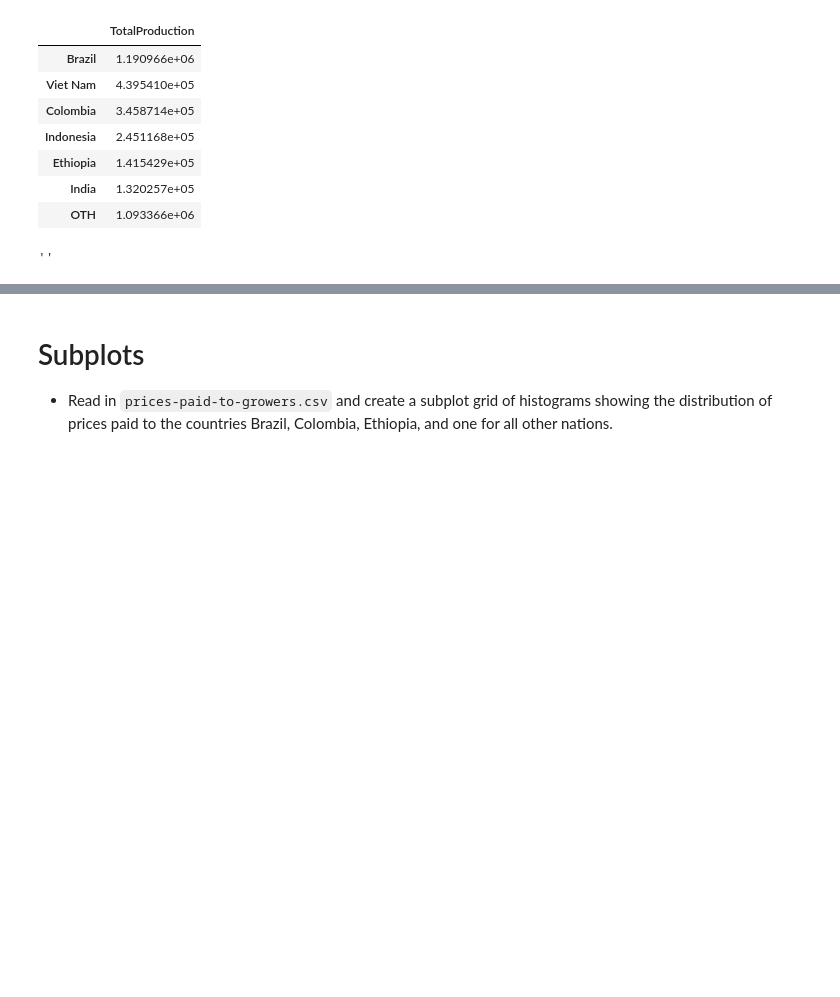
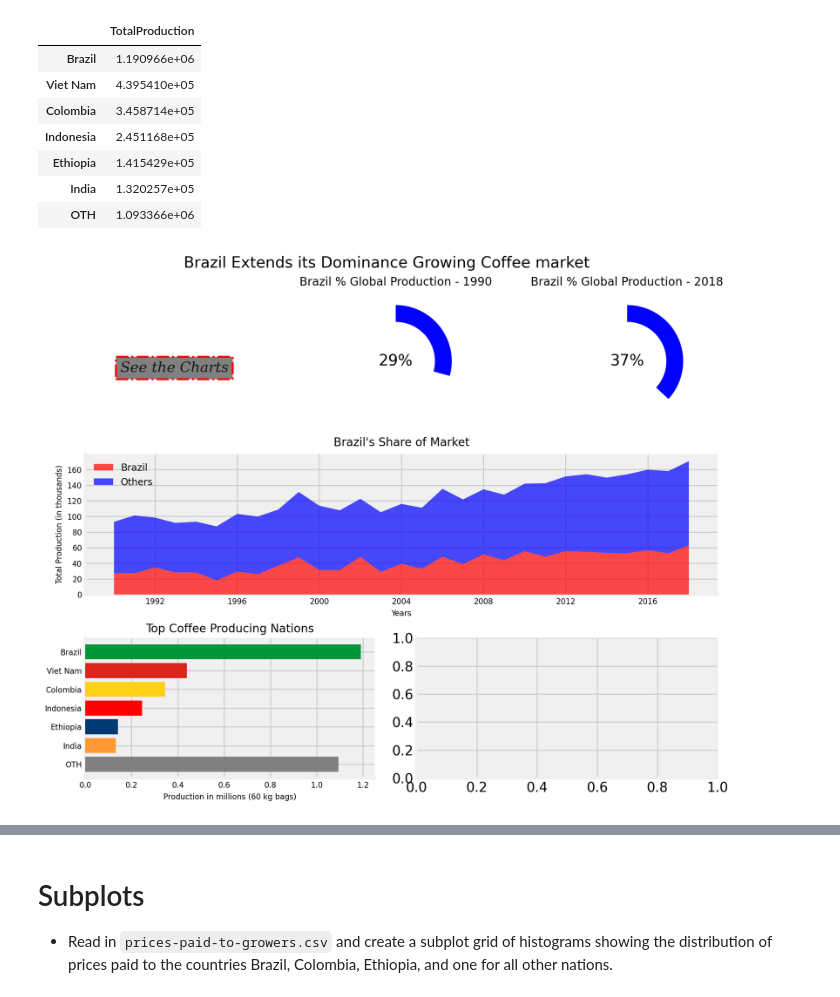
Before and after one commit to ali-can-turan/ibm-data-analyst-mini-projects, a Jupyter notebook: coffee_project_part2.ipynb, the cells around one changed output, grey strips where cells are left out. Saved outputs shown, nothing was run; the diff lists cells and outputs as text; code cells hidden in the pictures; blank space fills up the shorter version.

```diff
--- a/coffee_project_part2.ipynb
+++ b/coffee_project_part2.ipynb
@@ -216,22 +216,21 @@ coffee_production_top5_2018
 # %%
 ax5.barh(
 	y=coffee_production_top5_2018.index[::-1],
 	width=coffee_production_top5_2018["TotalProduction"][::-1] / 1000000,
 	height=0.8,
 	left=0,
 	align="center",
 	zorder=3,
 
 	color=["#009739", "#DA251D", "#FCD116", "#FF0000", "#013971", "#FF9933", "grey"][::-1],
 )
 
 ax5.set_title("Top Coffee Producing Nations", fontsize=12)
 ax5.set_xlabel("Production in millions (60 kg bags)", fontsize=8)
 ax5.tick_params(labelsize=8)
-# display(fig)
-;
+display(fig);
 # %% [output]
-''
+[figure, added]
 # %%
 ax6.pie(
 	coffee_production_top5_2018.iloc[:,0],
```
Also changed, not shown: parts of 7 cells of this notebook.
